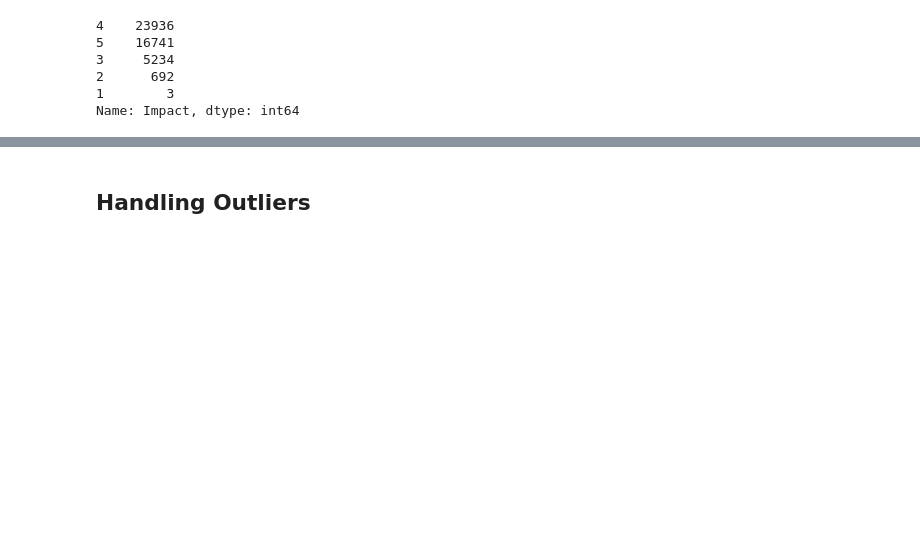
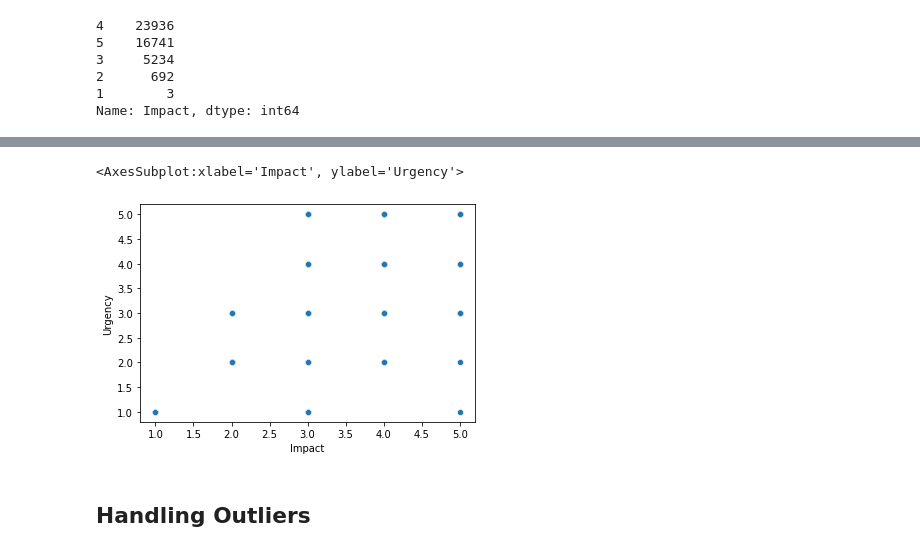
Before and after one commit to Abhi311509/ABC-Tech, a Jupyter notebook: ABC_Tech.ipynb, the cells around one changed output, grey strips where cells are left out. Drawn from its saved outputs; the diff is of its cells as text; code cells hidden in the pictures; blank space fills up the shorter version.

```diff
--- a/ABC_Tech.ipynb
+++ b/ABC_Tech.ipynb
@@ -375,3 +421,8 @@ Name: Impact, dtype: int64
+# %%
+sns.scatterplot(x='Impact',y='Urgency',data=data)
+# %% [output]
+<AxesSubplot:xlabel='Impact', ylabel='Urgency'>
+[figure, added]
 # %% [markdown]
 ## **Handling Outliers**
 # %%
```
Also changed, not shown: parts of 45 cells of this notebook.
